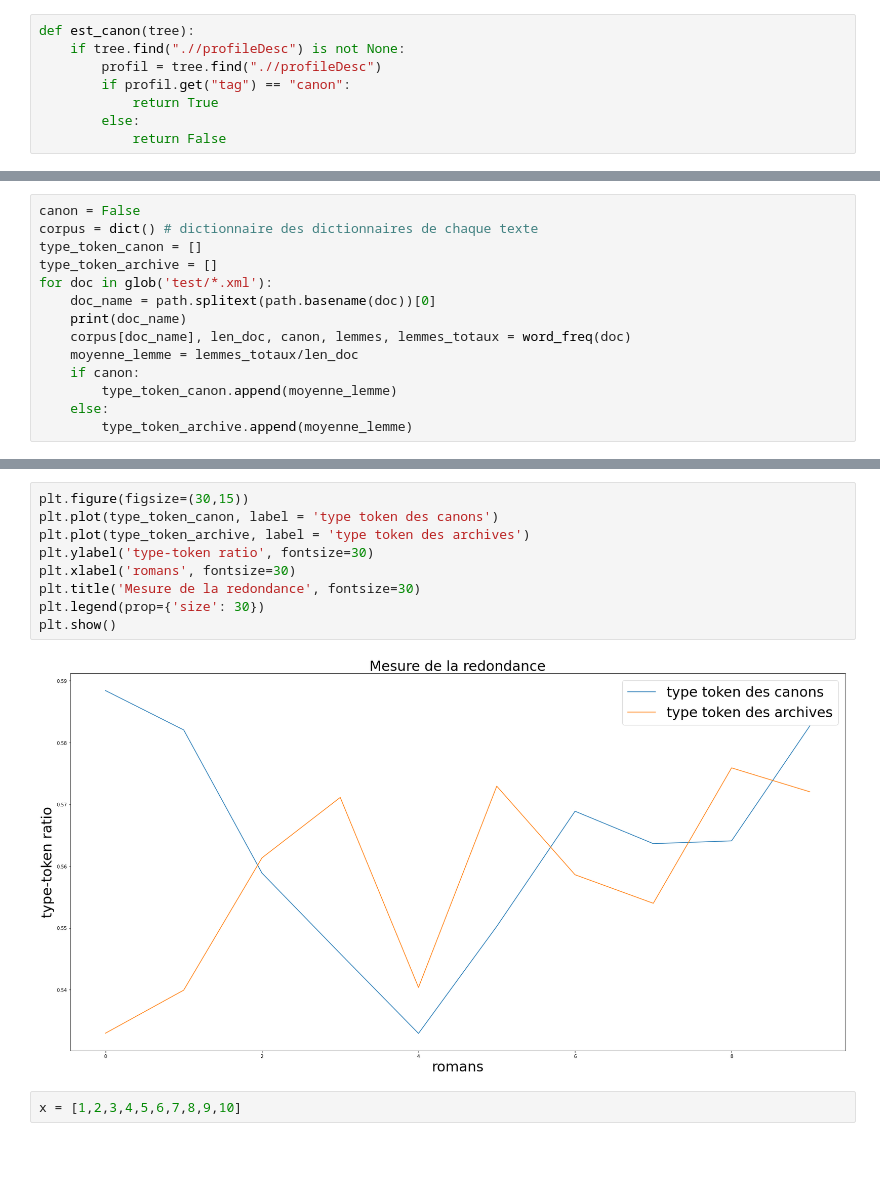
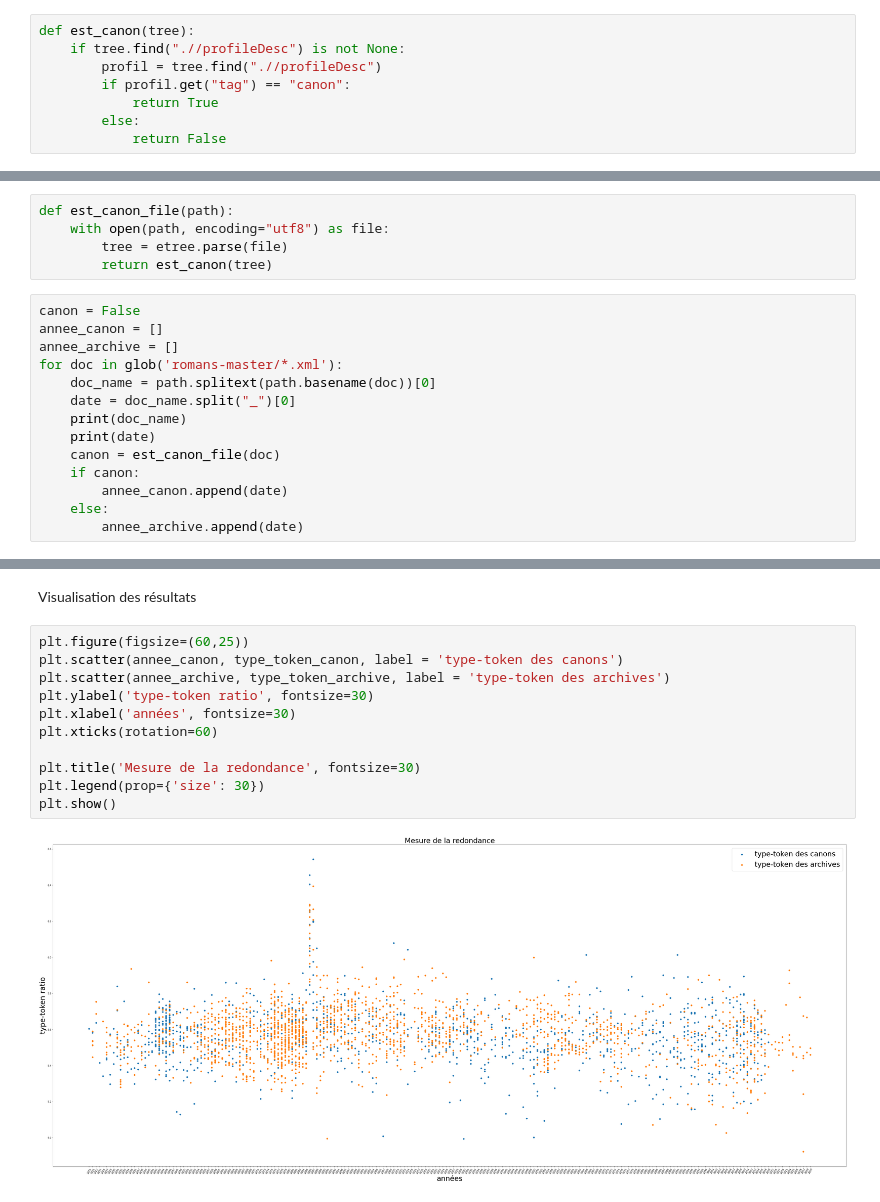
Before and after one commit to crazyjeannot/canons, a Jupyter notebook: type-token.ipynb, the cells around one changed output, grey strips where cells are left out. Drawn from its saved outputs; the diff is of its cells as text; blank space fills up the shorter version.

Commit message:
maj type_token notebook

```diff
--- a/type-token.ipynb
+++ b/type-token.ipynb
@@ -196,14 +78,0 @@ def word_freq(path):
-# %%
-canon = False
-corpus = dict() # dictionnaire des dictionnaires de chaque texte
-type_token_canon = []
-type_token_archive = []
-for doc in glob('test/*.xml'):
-    doc_name = path.splitext(path.basename(doc))[0]
-    print(doc_name)
-    corpus[doc_name], len_doc, canon, lemmes, lemmes_totaux = word_freq(doc)
-    moyenne_lemme = lemmes_totaux/len_doc
-    if canon:
-        type_token_canon.append(moyenne_lemme)
-    else:
-        type_token_archive.append(moyenne_lemme)
@@ -235,0 +101,19 @@ print(type_token_archive)
+# %%
+def est_canon_file(path):
+    with open(path, encoding="utf8") as file:
+        tree = etree.parse(file)
+        return est_canon(tree)
+# %%
+canon = False
+annee_canon = []
+annee_archive = []
+for doc in glob('romans-master/*.xml'):
+    doc_name = path.splitext(path.basename(doc))[0]
+    date = doc_name.split("_")[0]
+    print(doc_name)
+    print(date)
+    canon = est_canon_file(doc)
+    if canon:
+        annee_canon.append(date)
+    else:
+        annee_archive.append(date)
@@ -236,13 +138,15 @@ print(type_token_archive)
+# %% [markdown]
+Visualisation des résultats
 # %%
-plt.figure(figsize=(30,15))
-plt.plot(type_token_canon, label = 'type token des canons')
-plt.plot(type_token_archive, label = 'type token des archives')
+plt.figure(figsize=(60,25))
+plt.scatter(annee_canon, type_token_canon, label = 'type-token des canons')
+plt.scatter(annee_archive, type_token_archive, label = 'type-token des archives')
 plt.ylabel('type-token ratio', fontsize=30)
-plt.xlabel('romans', fontsize=30)
+plt.xlabel('années', fontsize=30)
+plt.xticks(rotation=60)
+
 plt.title('Mesure de la redondance', fontsize=30)
 plt.legend(prop={'size': 30})
 plt.show()
 # %% [output]
-[figure, old version]
+[figure, new version]
-# %%
-x = [1,2,3,4,5,6,7,8,9,10]
```
Also changed, not shown: parts of 39 cells of this notebook.
